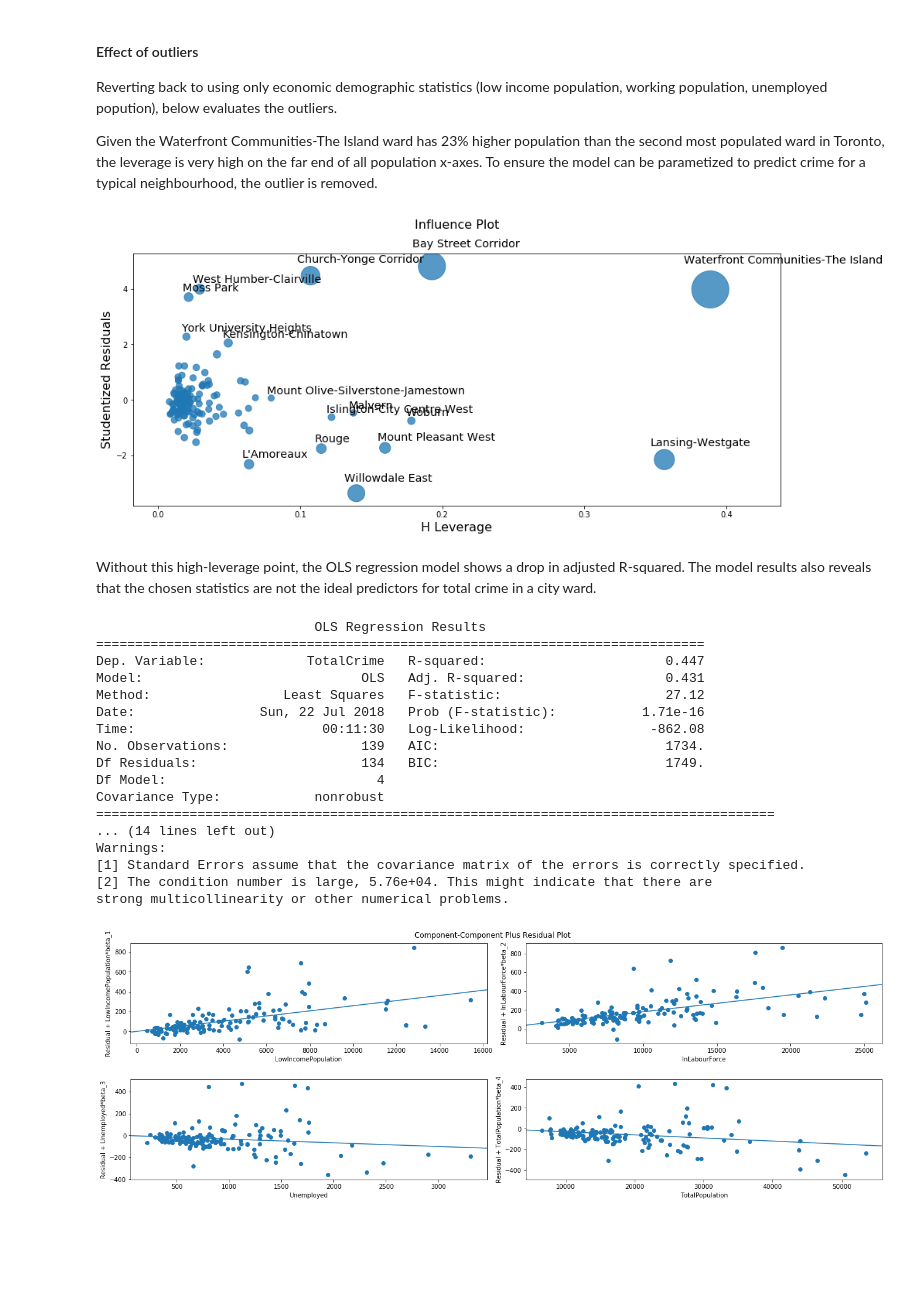
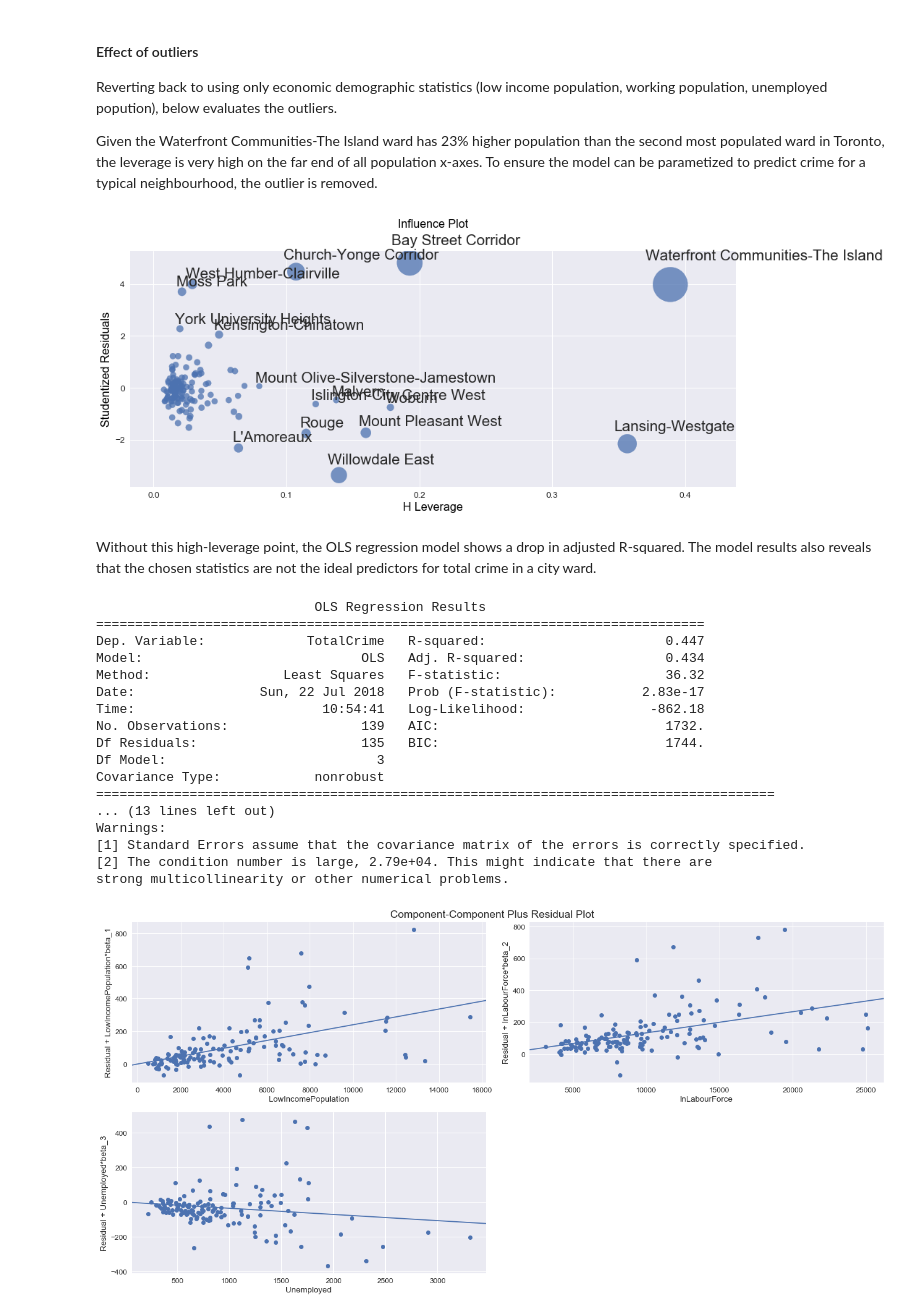
Before and after one commit to elauws/UofT3251, a Jupyter notebook: Analysis.ipynb, the cells around one changed output. Saved outputs shown, nothing was run; the diff lists cells and outputs as text; code cells hidden in the pictures; blank space fills up the shorter version.

```diff
--- a/Analysis.ipynb
+++ b/Analysis.ipynb
@@ -31,3 +31,13 @@ toronto2014['PopulationDensity'] = toronto2014['TotalPopulation'] / toronto2014[
 toronto2014['PropertyCrimes'] = toronto2014['BreakEnters'] + toronto2014['Robberies'] + toronto2014['VehicleThefts'] + toronto2014['Thefts'] + toronto2014['Arsons']
 toronto2014['ViolentCrimes'] = toronto2014['Assaults'] + toronto2014['SexualAssaults'] + toronto2014['Murders']
 toronto2014['TotalCrime'] = toronto2014['PropertyCrimes'] + toronto2014['ViolentCrimes']
+# %%
+toronto2014['LowIncomePopulationPct'] = toronto2014['LowIncomePopulation'] / toronto2014['TotalPopulation']
+toronto2014['EmployedPct'] = toronto2014['InLabourForce'] / toronto2014['TotalPopulation']
+toronto2014['UnemployedPct'] = toronto2014['Unemployed'] / toronto2014['TotalPopulation']
+# %%
+sns.set(font_scale=3)
+f, ax = plt.subplots(figsize=(18, 4))
+sns.boxplot(data=toronto2014.loc[:,['LowIncomePopulationPct','EmployedPct','UnemployedPct']]
+             , whis="range", palette="vlag", orient="h")
+plt.savefig("PercentageOfPopulation_boxplot")
@@ -34,4 +46,5 @@ toronto2014['TotalCrime'] = toronto2014['PropertyCrimes'] + toronto2014['Violent
 # %%
+sns.set(font_scale=2)
 toronto2014.hist(column=['TotalPopulation','PopulationDensity','Unemployed','LowIncomePopulation']
                 , figsize=(18,9))
 # %% [output]
@@ -115,6 +128,7 @@ The outliers with more crime than model predicts are:
 model_allcrime_lowincome = ols("TotalCrime ~ LowIncomePopulation", data=toronto2014).fit()
 print(model_allcrime_lowincome.summary())
 
+sns.set(font_scale=1.2)
 fig = plt.figure(figsize=(18,9))
 fig = sm.graphics.plot_regress_exog(model_allcrime_lowincome, "LowIncomePopulation", fig=fig)
 plt.savefig("Crime_LowIncome")
@@ -261,34 +275,34 @@ plt.title("", y=1.08)
 fig = sm.graphics.influence_plot(model_allcrime_econdemo, ax=ax)
 plt.savefig("InfluencePlotAll")
 # %% [output]
-[figure, old version]
+[figure, new version]
 # %% [markdown]
 Without this high-leverage point, the OLS regression model shows a drop in adjusted R-squared. The model results also reveals that the chosen statistics are not the ideal predictors for total crime in a city ward.
 # %%
 subset = ~toronto2014.index.isin(["Waterfront Communities-The Island"])
 
-model_allcrime_econdemo2 = ols("TotalCrime ~ LowIncomePopulation + InLabourForce + Unemployed + TotalPopulation", data=toronto2014, subset=subset).fit()
-print(model_allcrime_econdemo2.summary())
+model_allcrime_econ2 = ols("TotalCrime ~ LowIncomePopulation + InLabourForce + Unemployed", data=toronto2014, subset=subset).fit()
+print(model_allcrime_econ2.summary())
 
 fig = plt.figure(figsize=(18,9))
-fig = sm.graphics.plot_ccpr_grid(model_allcrime_econdemo2,fig=fig)
+fig = sm.graphics.plot_ccpr_grid(model_allcrime_econ2,fig=fig)
 plt.savefig("InfluencePlotWithoutWaterfront")
 # %% [output]
                             OLS Regression Results
 ==============================================================================
 Dep. Variable:             TotalCrime   R-squared:                       0.447
-Model:                            OLS   Adj. R-squared:                  0.431
-Method:                 Least Squares   F-statistic:                     27.12
-Date:                Sun, 22 Jul 2018   Prob (F-statistic):           1.71e-16
-Time:                        00:11:30   Log-Likelihood:                -862.08
-No. Observations:                 139   AIC:                             1734.
-Df Residuals:                     134   BIC:                             1749.
-Df Model:                           4
+Model:                            OLS   Adj. R-squared:                  0.434
+Method:                 Least Squares   F-statistic:                     36.32
+Date:                Sun, 22 Jul 2018   Prob (F-statistic):           2.83e-17
+Time:                        10:54:41   Log-Likelihood:                -862.18
+No. Observations:                 139   AIC:                             1732.
+Df Residuals:                     135   BIC:                             1744.
+Df Model:                           3
 Covariance Type:            nonrobust
 =======================================================================================
-... (14 lines left out)
+... (13 lines left out)
 Warnings:
 [1] Standard Errors assume that the covariance matrix of the errors is correctly specified.
-[2] The condition number is large, 5.76e+04. This might indicate that there are
+[2] The condition number is large, 2.79e+04. This might indicate that there are
 strong multicollinearity or other numerical problems.
-[figure, old version]
+[figure, new version]
```
Also changed, not shown: parts of 8 cells of this notebook.
